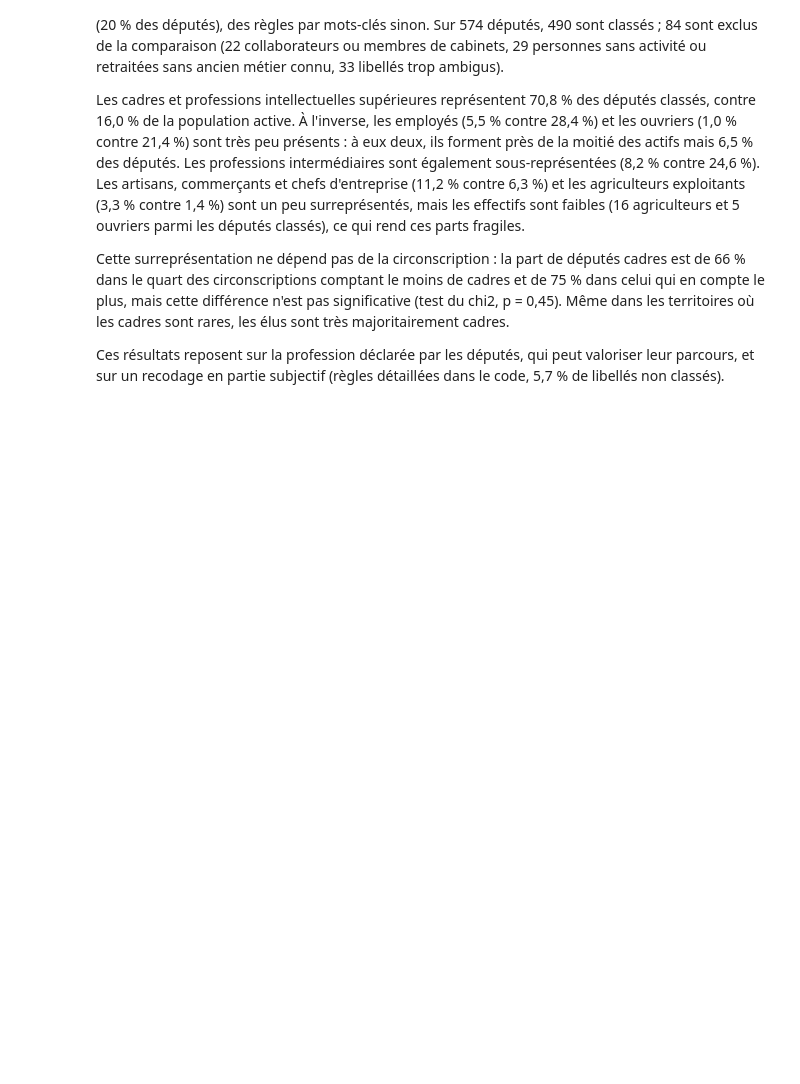
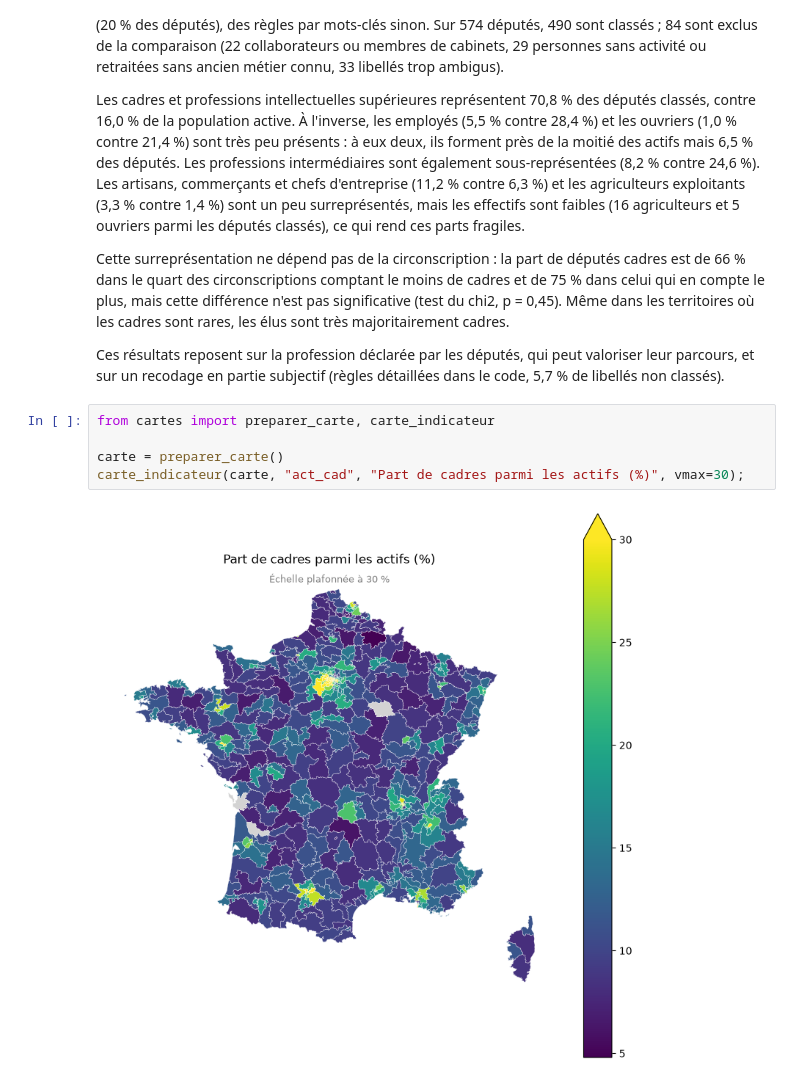
Before and after one commit to leanagzl/Python-pour-la-data-science-S1, a Jupyter notebook: rapport.ipynb, the cells around one changed output. Cells and saved outputs as stored; diff of their text form; blank space fills up the shorter version.

Commit message:
Cartes de la part de cadres et du genre dans le rapport

```diff
--- a/rapport.ipynb
+++ b/rapport.ipynb
@@ -251,3 +251,10 @@ Les cadres et professions intellectuelles supérieures représentent 70,8 % des
 Cette surreprésentation ne dépend pas de la circonscription : la part de députés cadres est de 66 % dans le quart des circonscriptions comptant le moins de cadres et de 75 % dans celui qui en compte le plus, mais cette différence n'est pas significative (test du chi2, p = 0,45). Même dans les territoires où les cadres sont rares, les élus sont très majoritairement cadres.
 
 Ces résultats reposent sur la profession déclarée par les députés, qui peut valoriser leur parcours, et sur un recodage en partie subjectif (règles détaillées dans le code, 5,7 % de libellés non classés).
+# %%
+from cartes import preparer_carte, carte_indicateur
+
+carte = preparer_carte()
+carte_indicateur(carte, "act_cad", "Part de cadres parmi les actifs (%)", vmax=30);
+# %% [output]
+[figure, added]
```
Also changed, not shown: parts of 3 cells of this notebook, 1 other file.
